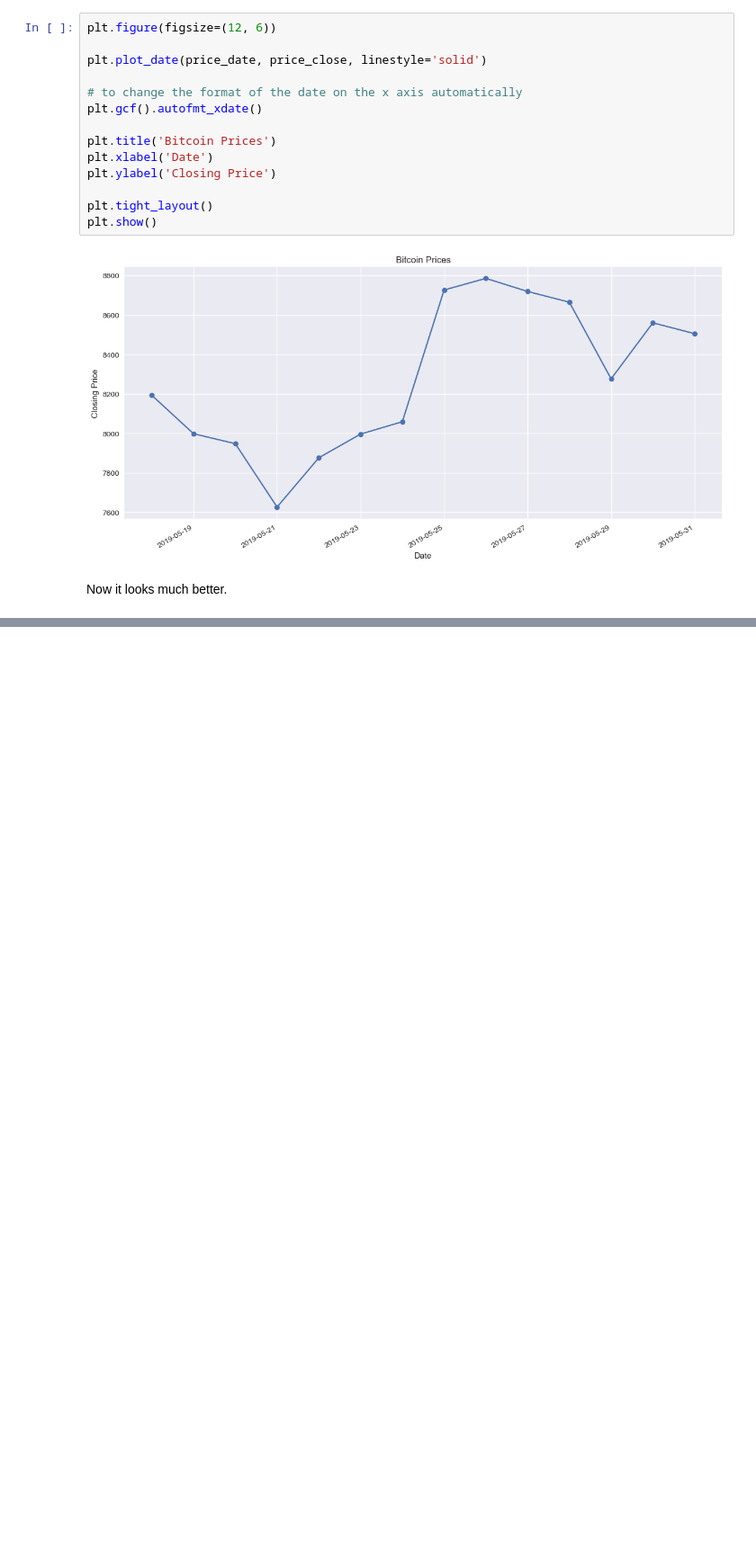
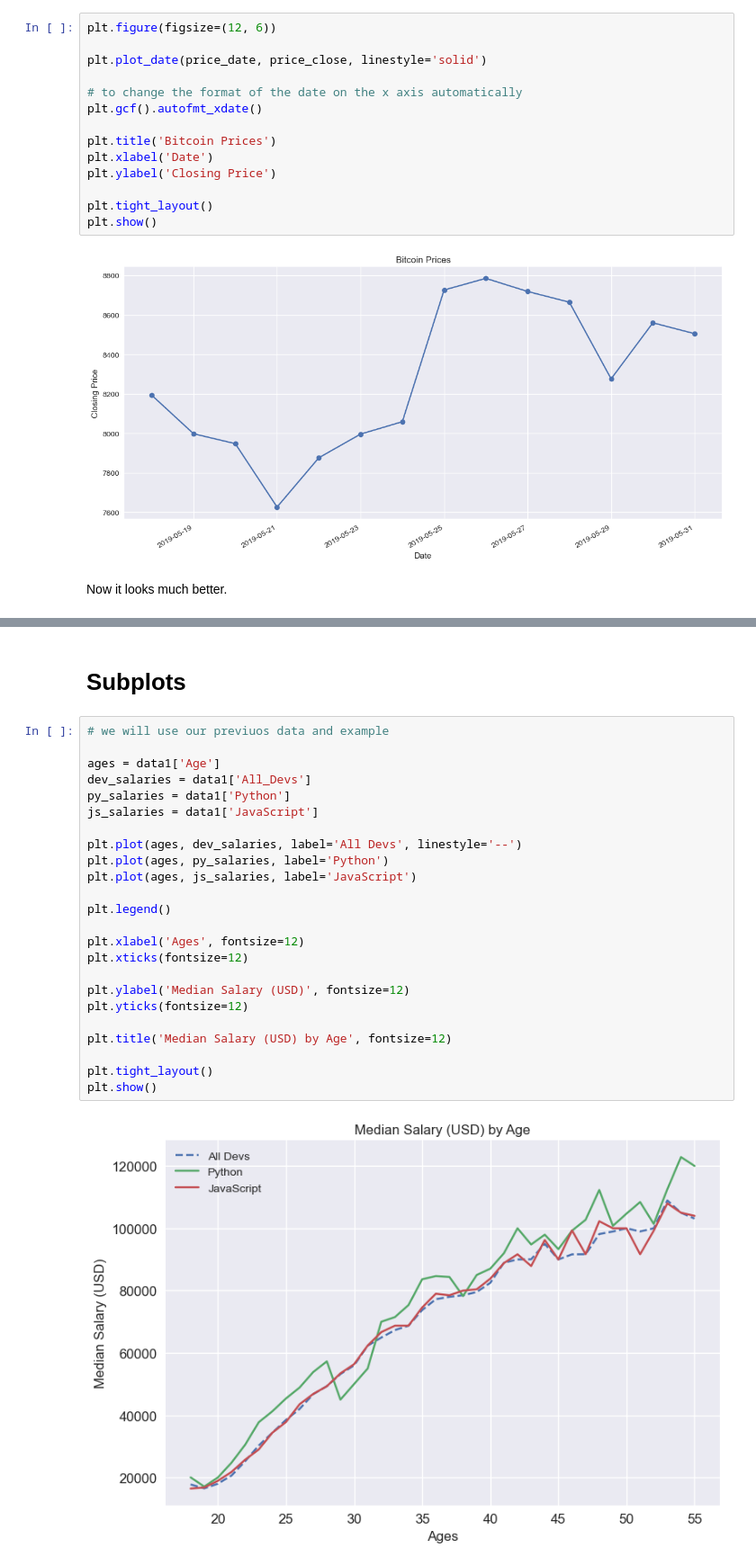
Before and after one commit to mhmdkardosha/CAT-tasks, a Jupyter notebook: Data Visualization Tasks/data-visualization-matplotlib.ipynb, the cells around one changed output, grey strips where cells are left out. Shown at 90% size. Saved outputs shown, nothing was run; the diff lists cells and outputs as text; blank space fills up the shorter version.

```diff
--- a/Data Visualization Tasks/data-visualization-matplotlib.ipynb
+++ b/Data Visualization Tasks/data-visualization-matplotlib.ipynb
@@ -916,3 +926,31 @@ plt.tight_layout()
 plt.show()
 # %% [output]
 [figure]
+# %% [markdown]
+# Subplots
+# %%
+# we will use our previuos data and example
+
+ages = data1['Age']
+dev_salaries = data1['All_Devs']
+py_salaries = data1['Python']
+js_salaries = data1['JavaScript']
+
+plt.plot(ages, dev_salaries, label='All Devs', linestyle='--')
+plt.plot(ages, py_salaries, label='Python')
+plt.plot(ages, js_salaries, label='JavaScript')
+
+plt.legend()
+
+plt.xlabel('Ages', fontsize=12)
+plt.xticks(fontsize=12)
+
+plt.ylabel('Median Salary (USD)', fontsize=12)
+plt.yticks(fontsize=12)
+
+plt.title('Median Salary (USD) by Age', fontsize=12)
+
+plt.tight_layout()
+plt.show()
+# %% [output]
+[figure, added]
```
Also changed, not shown: parts of 15 cells of this notebook.
